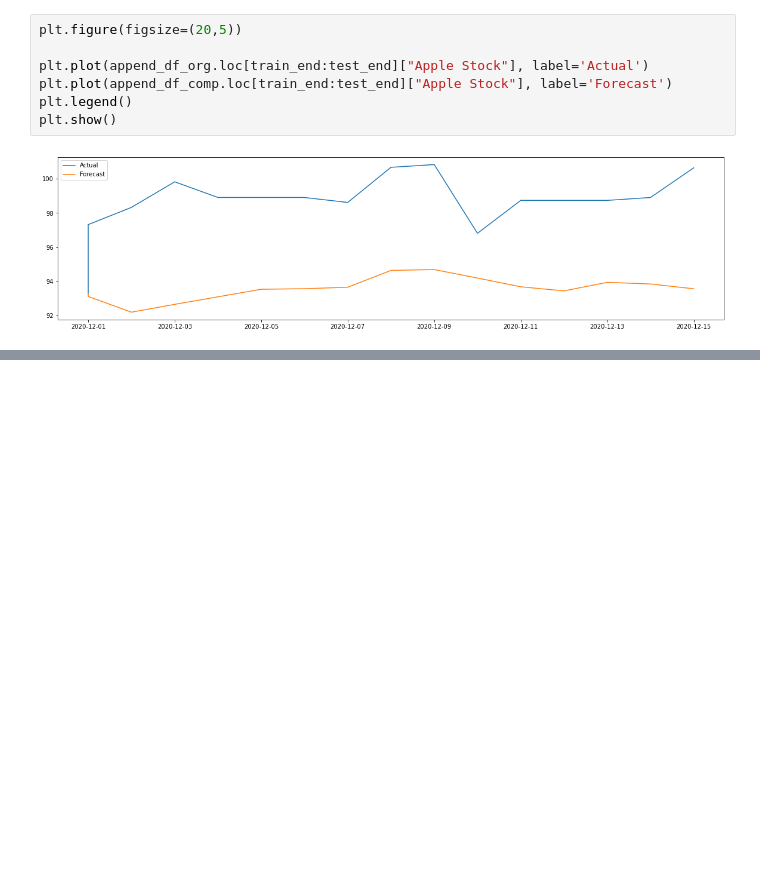
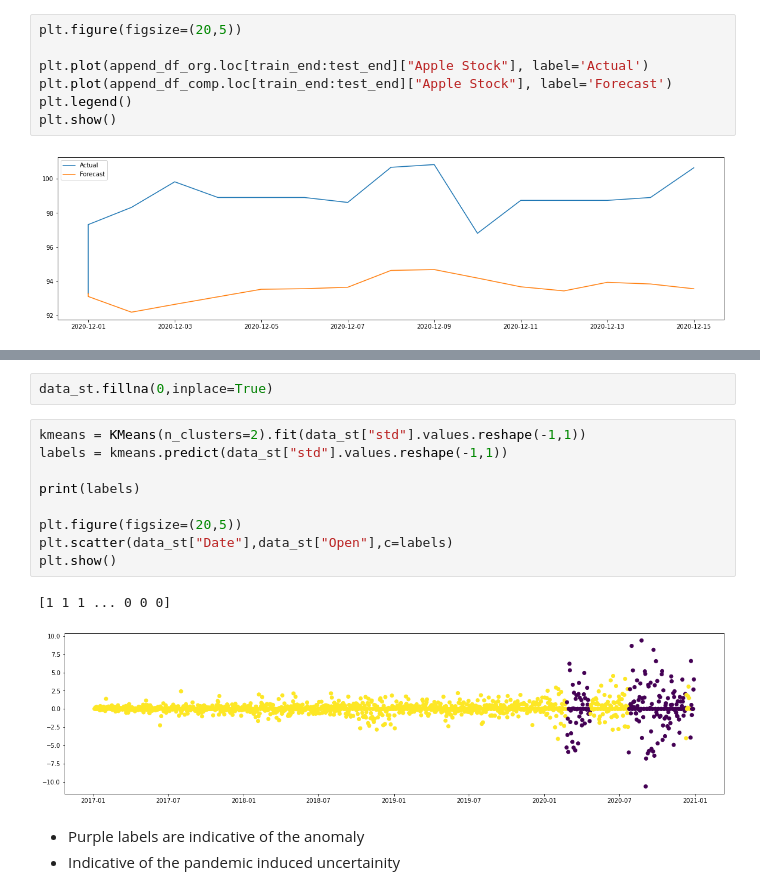
Before and after one commit to vernonalbertabc/Stock-market-forecasting, a Jupyter notebook: Stock Market forecasting .ipynb, the cells around one changed output, grey strips where cells are left out. Cells and saved outputs as stored; diff of their text form; blank space fills up the shorter version.

```diff
--- a/Stock Market forecasting .ipynb
+++ b/Stock Market forecasting .ipynb
@@ -528,0 +590,17 @@ plt.show()
+# %%
+data_st.fillna(0,inplace=True)
+# %%
+kmeans = KMeans(n_clusters=2).fit(data_st["std"].values.reshape(-1,1))
+labels = kmeans.predict(data_st["std"].values.reshape(-1,1))
+
+print(labels)
+
+plt.figure(figsize=(20,5))
+plt.scatter(data_st["Date"],data_st["Open"],c=labels)
+plt.show()
+# %% [output]
+[1 1 1 ... 0 0 0]
+[figure, added]
+# %% [markdown]
+- Purple labels are indicative of the anomaly
+- Indicative of the pandemic induced uncertainity
```
Also changed, not shown: parts of 23 cells of this notebook, 1 other file.
